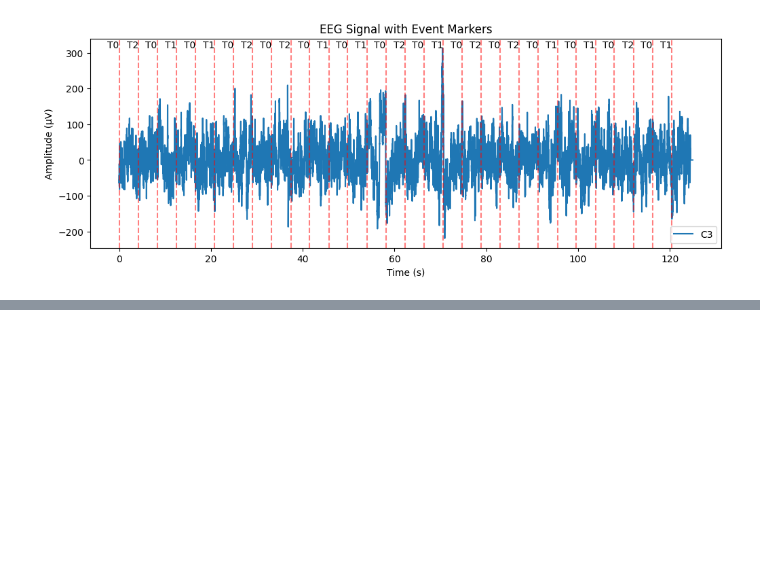
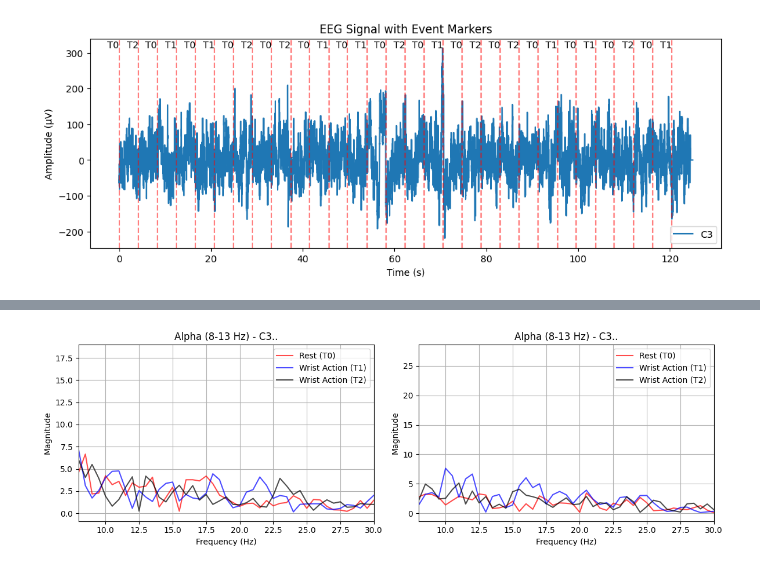
Before and after one commit to LuizAkazawa/EEG_Study, a Jupyter notebook: eeg.ipynb, the cells around one changed output, grey strips where cells are left out. Cells and saved outputs as stored; diff of their text form; code cells hidden in the pictures; blank space fills up the shorter version.

```diff
--- a/eeg.ipynb
+++ b/eeg.ipynb
@@ -163,0 +189,54 @@ plt.show()
+# %%
+from pyedflib import highlevel
+import numpy as np
+import matplotlib.pyplot as plt
+
+# Load the EDF file
+path = "S001R03.edf"
+signals, signal_headers, header = highlevel.read_edf(path)
+fs = signal_headers[0]['sample_frequency']  # Sampling rate (Hz)
+channel_names = [h['label'] for h in signal_headers]  # List of channel names
+
+# Select a channel to analyze (e.g., 'C4..')
+channel_idx = channel_names.index('C3..')
+signal = signals[channel_idx]
+channel_name = channel_names[channel_idx]
+
+s1 = plot_signal_with_events(signal, fs, 11, 3)
+s2 = plot_signal_with_events(signal, fs, 7, 3 )
+s3 = plot_signal_with_events(signal, fs, 3, 3)
+
+s4 = plot_signal_with_events(signal, fs, 90, 3)#t0
+s5 = plot_signal_with_events(signal, fs, 94, 3)#t1
+s6 = plot_signal_with_events(signal, fs, 86, 3) #t2
+
+
+
+# Create a figure with two subplots (side by side)
+plt.figure(figsize=(12, 4))  # Wider figure to fit both subplots
+
+plt.subplot(1, 2, 1)
+plt.plot(s2[0], s2[1], label='Rest (T0)', color='red', alpha=0.7)
+plt.plot(s1[0], s1[1], label='Wrist Action (T1)', color='blue', alpha=0.7)
+plt.plot(s3[0], s3[1], label='Wrist Action (T2)', color='black', alpha=0.7)
+plt.title(f'Alpha (8-13 Hz) - {channel_name}')
+plt.xlabel('Frequency (Hz)')
+plt.ylabel('Magnitude')
+plt.grid(True)
+plt.xlim(8, 30)  # Wider range to show full spectrum
+plt.legend(loc='upper right')  # Add legend
+
+plt.subplot(1, 2, 2)
+plt.plot(s4[0], s4[1], label='Rest (T0)', color='red', alpha=0.7)
+plt.plot(s5[0], s5[1], label='Wrist Action (T1)', color='blue', alpha=0.7)
+plt.plot(s6[0], s6[1], label='Wrist Action (T2)', color='black', alpha=0.7)
+plt.title(f'Alpha (8-13 Hz) - {channel_name}')
+plt.xlabel('Frequency (Hz)')
+plt.ylabel('Magnitude')
+plt.grid(True)
+plt.xlim(8, 30)  # Wider range to show full spectrum
+plt.legend(loc='upper right')  # Add legend
+plt.tight_layout()  # Prevent overlapping labels
+plt.show()
+# %% [output]
+[figure, added]
```
Also changed, not shown: parts of 4 cells of this notebook, 1 other file.
